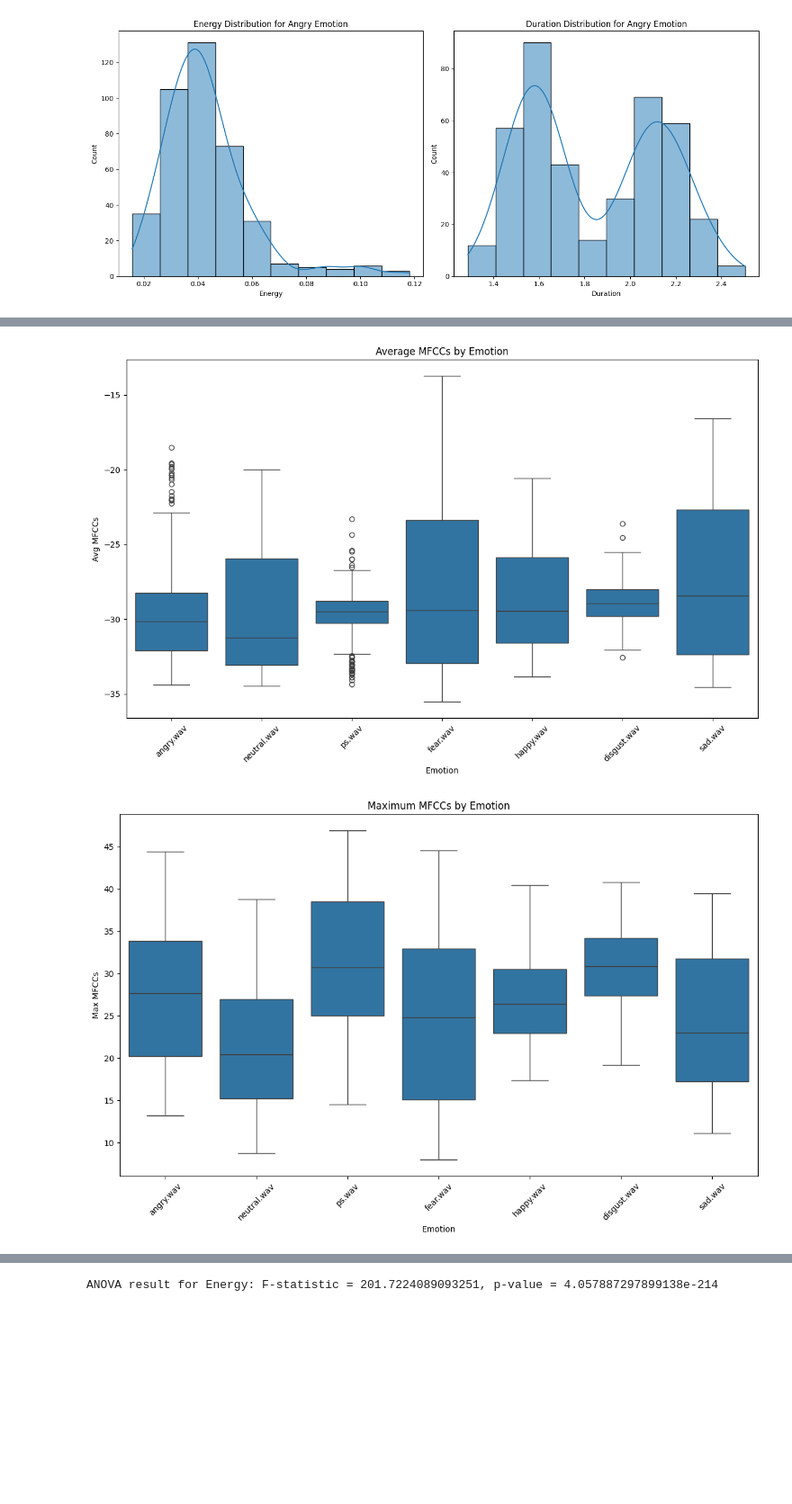
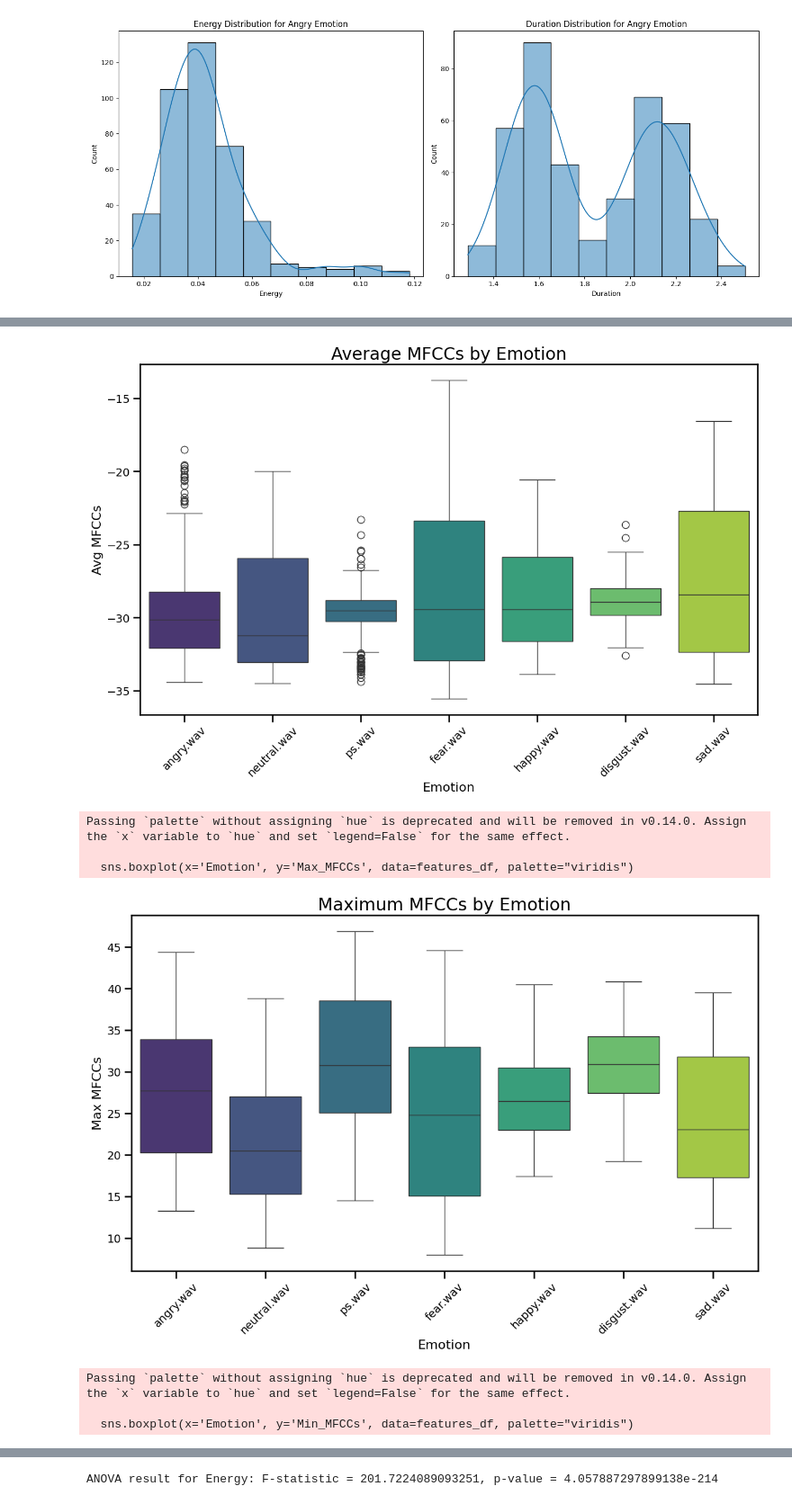
Before and after one commit to moyedx3/melodic_Interaction, a Jupyter notebook: process.ipynb, the cells around one changed output, grey strips where cells are left out. Shown: that part at 90% size. Saved outputs shown, nothing was run; the diff lists cells and outputs as text; code cells hidden in the pictures; blank space fills up the shorter version.

Commit message:
add color and change font size in graph

```diff
--- a/process.ipynb
+++ b/process.ipynb
@@ -222,27 +222,39 @@ else:
 [figure]
 [figure]
 # %%
+import seaborn as sns
+import matplotlib.pyplot as plt
+
+# Set the style and context for larger fonts
+sns.set_context("talk", font_scale=1.2)
+
+# Plot for Average MFCCs by Emotion
 plt.figure(figsize=(14, 8))
-sns.boxplot(x='Emotion', y='Avg_MFCCs', data=features_df)
+sns.boxplot(x='Emotion', y='Avg_MFCCs', data=features_df, palette="viridis")
 plt.title('Average MFCCs by Emotion')
-plt.xlabel('Emotion')
-plt.ylabel('Avg MFCCs')
-plt.xticks(rotation=45)
+plt.xlabel('Emotion', fontsize=16)
+plt.ylabel('Avg MFCCs', fontsize=16)
+plt.xticks(rotation=45, fontsize=14)
+plt.yticks(fontsize=14)
 plt.show()
 
+# Plot for Maximum MFCCs by Emotion
 plt.figure(figsize=(14, 8))
-sns.boxplot(x='Emotion', y='Max_MFCCs', data=features_df)
+sns.boxplot(x='Emotion', y='Max_MFCCs', data=features_df, palette="viridis")
 plt.title('Maximum MFCCs by Emotion')
-plt.xlabel('Emotion')
-plt.ylabel('Max MFCCs')
-plt.xticks(rotation=45)
+plt.xlabel('Emotion', fontsize=16)
+plt.ylabel('Max MFCCs', fontsize=16)
+plt.xticks(rotation=45, fontsize=14)
+plt.yticks(fontsize=14)
 plt.show()
 
+# Plot for Minimum MFCCs by Emotion
 plt.figure(figsize=(14, 8))
-sns.boxplot(x='Emotion', y='Min_MFCCs', data=features_df)
+sns.boxplot(x='Emotion', y='Min_MFCCs', data=features_df, palette="viridis")
 plt.title('Minimum MFCCs by Emotion')
-plt.xlabel('Emotion')
-plt.ylabel('Min MFCCs')
-plt.xticks(rotation=45)
+plt.xlabel('Emotion', fontsize=16)
+plt.ylabel('Min MFCCs', fontsize=16)
+plt.xticks(rotation=45, fontsize=14)
+plt.yticks(fontsize=14)
 plt.show()
 # %% [output]
@@ -249,2 +264,8 @@ plt.show()
-[figure, old version]
+[figure, new version]
+Passing `palette` without assigning `hue` is deprecated and will be removed in v0.14.0. Assign the `x` variable to `hue` and set `legend=False` for the same effect.
+
+  sns.boxplot(x='Emotion', y='Max_MFCCs', data=features_df, palette="viridis")
-[figure, old version]
+[figure, new version]
+Passing `palette` without assigning `hue` is deprecated and will be removed in v0.14.0. Assign the `x` variable to `hue` and set `legend=False` for the same effect.
+
+  sns.boxplot(x='Emotion', y='Min_MFCCs', data=features_df, palette="viridis")
```
Also changed, not shown: parts of 3 cells of this notebook.
